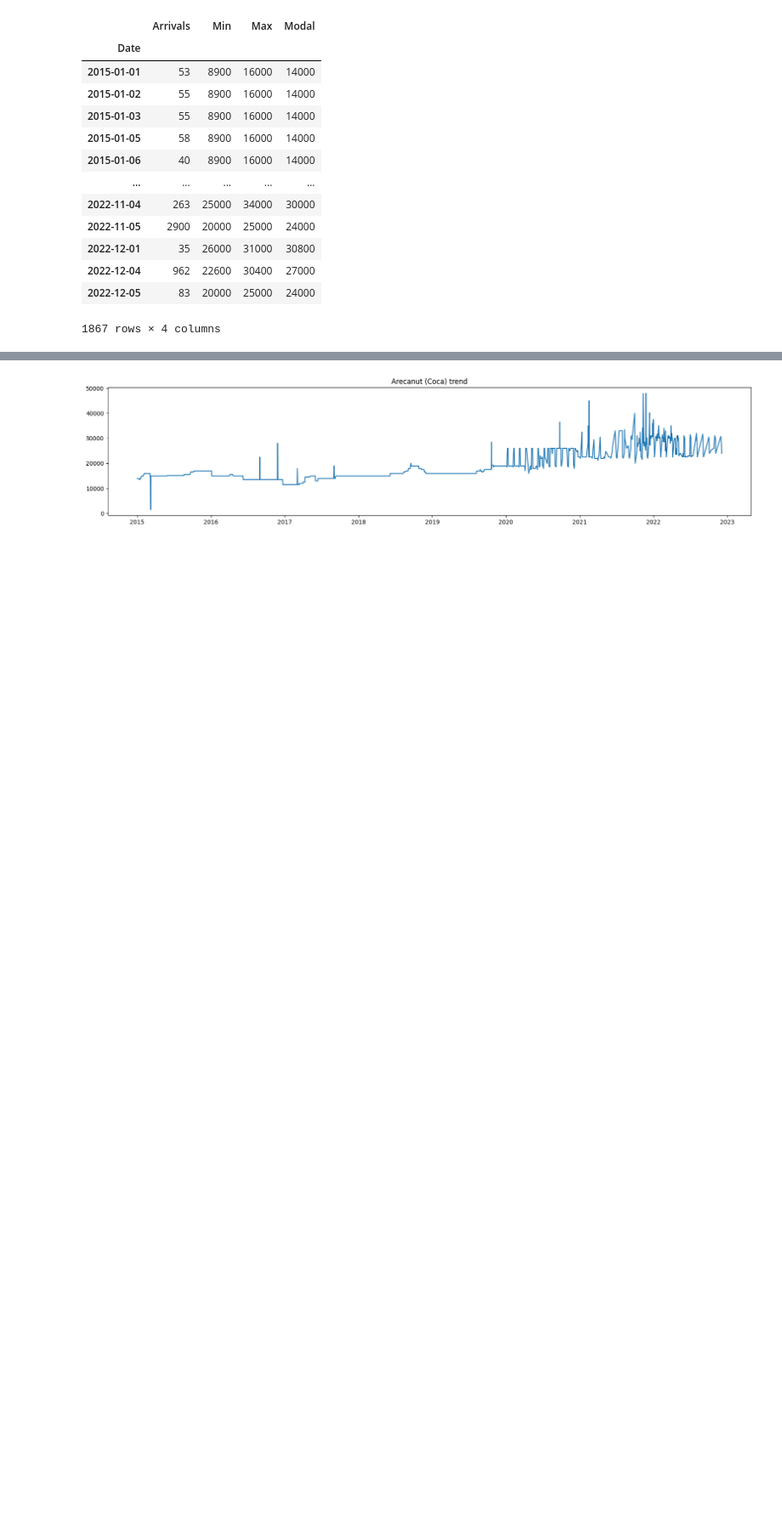
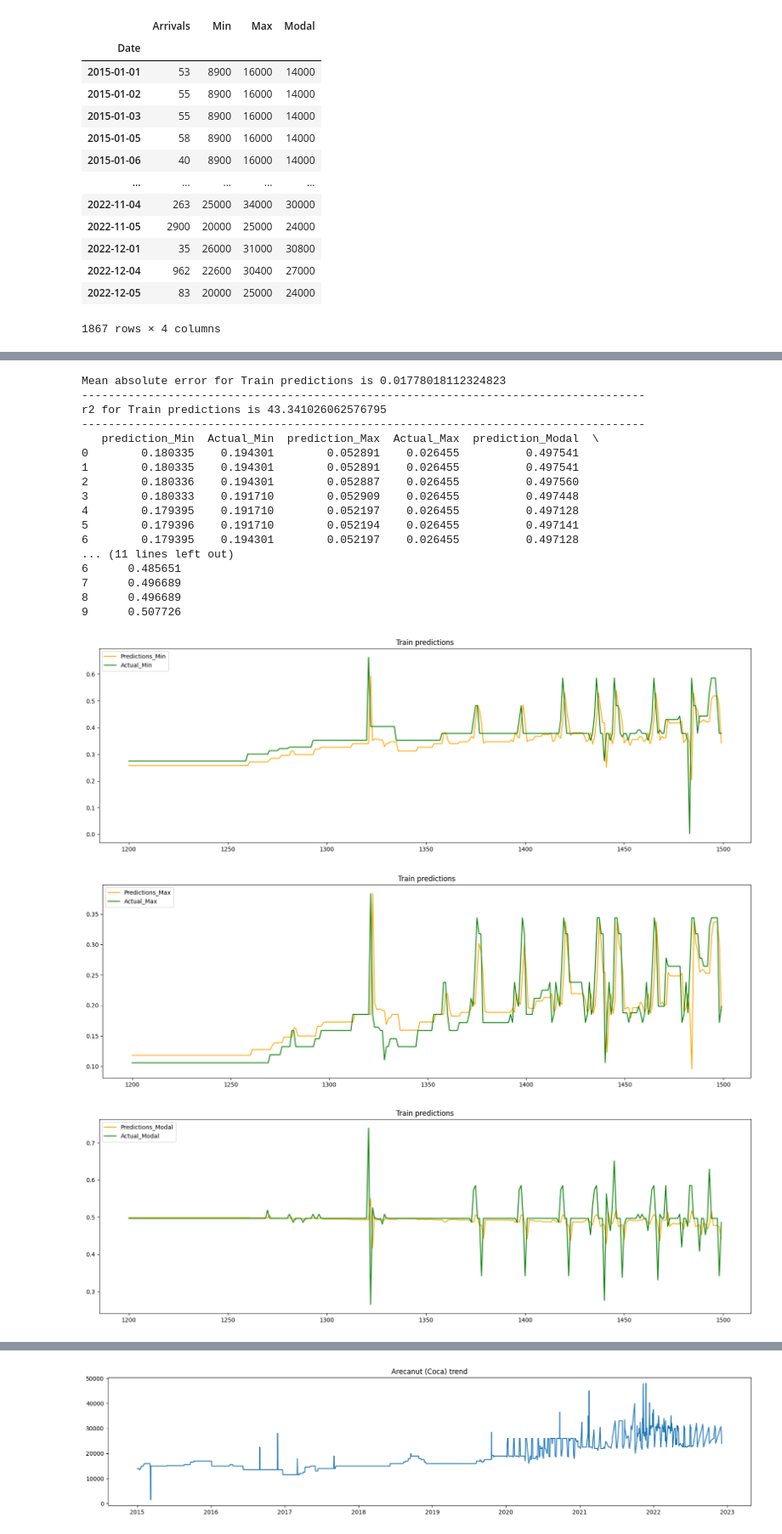
Before and after one commit to Vij7777pai/AIML-INTERNSHIP, a Jupyter notebook: Project/Coca.ipynb, the cells around one changed output, grey strips where cells are left out. Shown at 85% size. Saved outputs shown, nothing was run; the diff lists cells and outputs as text; code cells hidden in the pictures; blank space fills up the shorter version.

```diff
--- a/Project/Coca.ipynb
+++ b/Project/Coca.ipynb
@@ -133,0 +268,4 @@ See the caveats in the documentation: https://pandas.pydata.org/pandas-docs/stab
+# %%
+WINDOW_SIZE = 1
+X_demo1, y_demo1= df_to_X_y(df_demo1,WINDOW_SIZE)
+X_demo1.shape, y_demo1.shape
@@ -133,0 +341,57 @@ See the caveats in the documentation: https://pandas.pydata.org/pandas-docs/stab
+# %%
+def plot_predictions(model, X, y, start=0, end=100, tag='Title'):
+    predictions = model.predict(X,verbose=0)
+    df = pd.DataFrame({'prediction_Min': predictions[:, 0],
+                                'Actual_Min': y[:, 0],
+                              'prediction_Max': predictions[:, 1],
+                                'Actual_Max': y[:, 1],
+                              'prediction_Modal': predictions[:, 2],
+                                'Actual_Modal': y[:, 2]})
+    mae = mean_absolute_error(y,predictions)
+    r2 = r2_score(y,predictions)
+    print(f'Mean absolute error for {tag} is {mae}')
+    print('-------------------------------------------------------------------------------------')
+    print(f'r2 for {tag} is {r2*100}')
+    print('-------------------------------------------------------------------------------------')
+    print(df.head(10))
+
+    plt.figure(figsize=(20,6))
+    plt.plot(df['prediction_Min'][start:end],color='orange',label='Predictions_Min')
+    plt.plot(df['Actual_Min'][start:end],color='green',label='Actual_Min')
+    plt.title(tag)
+    plt.legend(loc='upper left')
+    plt.show()
+    plt.figure(figsize=(20,6))
+    plt.plot(df['prediction_Max'][start:end],color='orange',label='Predictions_Max')
+    plt.plot(df['Actual_Max'][start:end],color='green',label='Actual_Max')
+    plt.title(tag)
+    plt.legend(loc='upper left')
+    plt.show()
+    plt.figure(figsize=(20,6))
+    plt.plot(df['prediction_Modal'][start:end],color='orange',label='Predictions_Modal')
+    plt.plot(df['Actual_Modal'][start:end],color='green',label='Actual_Modal')
+    plt.title(tag)
+    plt.legend(loc='upper left')
+# %%
+plot_predictions(model_demo1, X_train_demo1, y_train_demo1, start=1200, end=len(X_train_demo1), tag='Train predictions')
+# %% [output]
+Mean absolute error for Train predictions is 0.01778018112324823
+-------------------------------------------------------------------------------------
+r2 for Train predictions is 43.341026062576795
+-------------------------------------------------------------------------------------
+   prediction_Min  Actual_Min  prediction_Max  Actual_Max  prediction_Modal  \
+0        0.180335    0.194301        0.052891    0.026455          0.497541
+1        0.180335    0.194301        0.052891    0.026455          0.497541
+2        0.180336    0.194301        0.052887    0.026455          0.497560
+3        0.180333    0.191710        0.052909    0.026455          0.497448
+4        0.179395    0.191710        0.052197    0.026455          0.497128
+5        0.179396    0.191710        0.052194    0.026455          0.497141
+6        0.179395    0.194301        0.052197    0.026455          0.497128
+... (11 lines left out)
+6      0.485651
+7      0.496689
+8      0.496689
+9      0.507726
+[figure, added]
+[figure, added]
+[figure, added]
```
Also changed, not shown: parts of 112 cells of this notebook, 24 other files.
